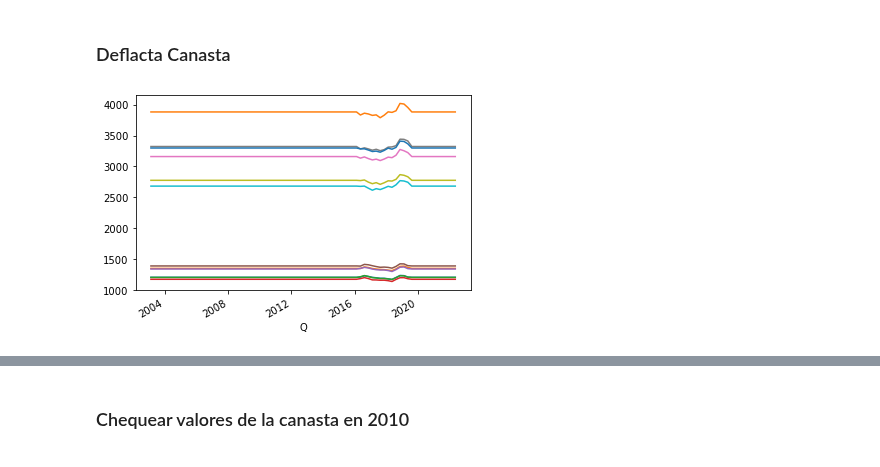
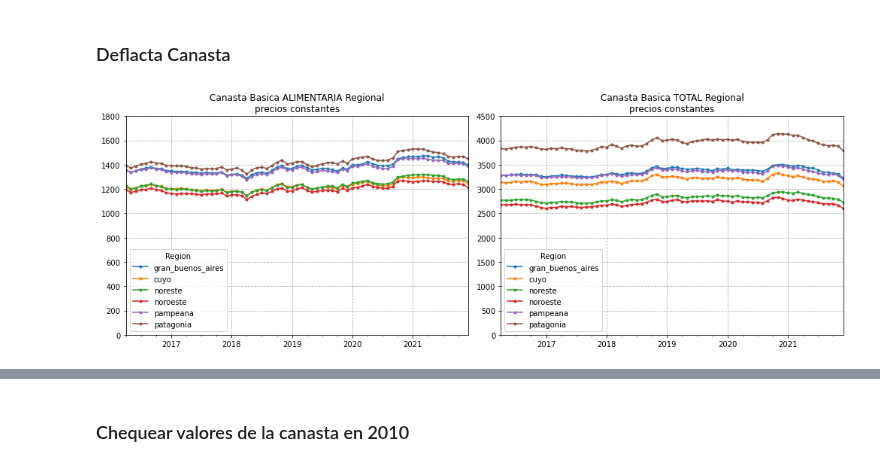
Before and after one commit to matuteiglesias/indice-pobreza-UBA, a Jupyter notebook: notebooks/03 - CB regional a precios constantes.ipynb, the cells around one changed output, grey strips where cells are left out. Cells and saved outputs as stored; diff of their text form; code cells hidden in the pictures.

```diff
--- a/notebooks/03 - CB regional a precios constantes.ipynb
+++ b/notebooks/03 - CB regional a precios constantes.ipynb
@@ -100,20 +126,24 @@ CB_defl = CB_defl.reindex(cpi_M.loc['2003':].index)
 # CB_defl.fillna(CB_defl.mean()).plot(legend = False, ax = ax)
 # # # CB_defl.fillna(CB_defl.quantile(.25)).head(25).plot(legend = False, ax = ax, c = '.5')
 # # # CB_defl.fillna(CB_defl.quantile(.75)).head(25).plot(legend = False, ax = ax, c = '.5')
-
-CB_defl = CB_defl.fillna(CB_defl.mean()).stack()
-
-# CB_defl
-CB_defl_Q = CB_defl.groupby([pd.Grouper(level = 0,freq = 'Q'), pd.Grouper(level = 1)]).mean()
-CB_defl_Q.index.names = ['Q', 'Region']
-
-CB_defl_Q = CB_defl_Q.unstack()
-CB_defl_Q.index = CB_defl_Q.index - pd.to_timedelta(CB_defl_Q.index.day - 15, unit='d') - pd.DateOffset(months=1)
-
-CB_defl_Q.plot(legend = False)
-
-CB_defl_Q = CB_defl_Q.stack().reset_index()
-CB_defl_Q.to_csv('./../data/info/CB_Reg_defl.csv', index = False)
-# # precios de 2016-1-1
-# %% [output]
-[figure, removed]
+# %%
+fig, axs = plt.subplots(1, 2, figsize = (14, 5))
+
+ax = axs[0]
+CB_defl.dropna()['CBA'].plot(marker = '.', ax = ax)
+ax.set_title('Canasta Basica ALIMENTARIA Regional\nprecios constantes')
+ax.set_ylim(0, 1800)
+
+ax = axs[1]
+CB_defl.dropna()['CBT'].plot(marker = '.', ax = ax)
+ax.set_title('Canasta Basica TOTAL Regional\nprecios constantes')
+ax.set_ylim(0, 4500)
+
+for ax in axs:
+    ax.grid(linestyle = '--')
+
+plt.tight_layout()
+plt.savefig('./../images/canastas_reg_defl.png')
+plt.show()
+# %% [output]
+[figure, added]
```
Also changed, not shown: parts of 6 cells of this notebook, 3 other files.
